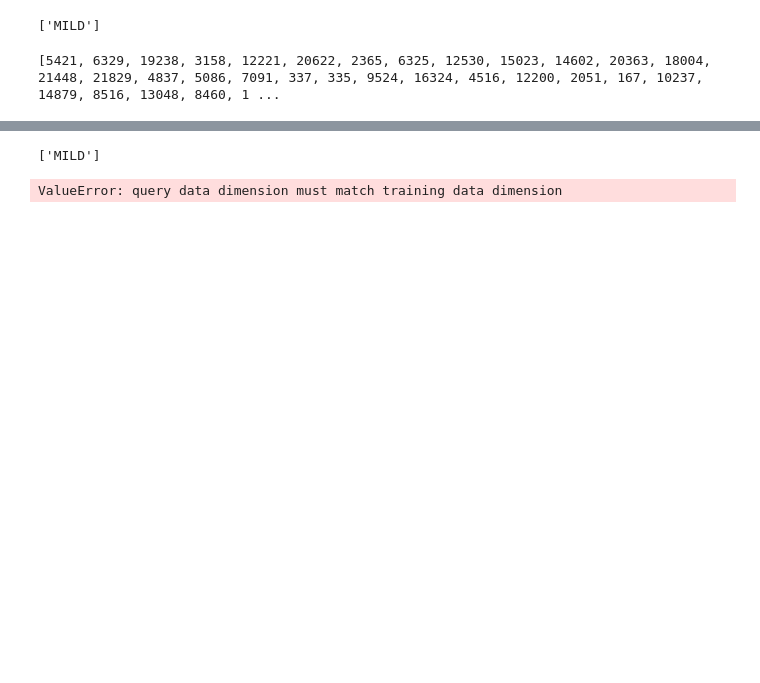
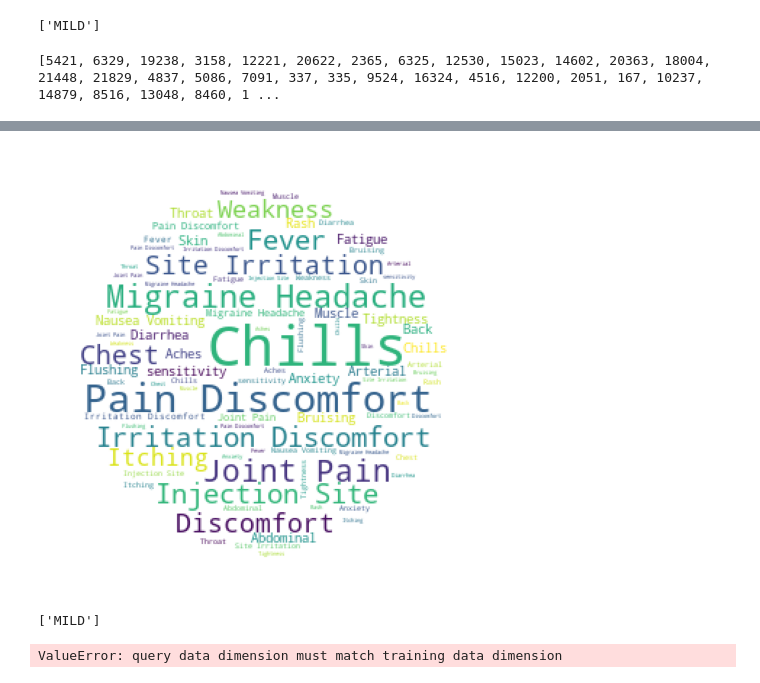
Before and after one commit to D11eleven/Vaccine_Side_Effects_Predictor, a Jupyter notebook: TL/KNN Modeling and Prediction.ipynb, the cells around one changed output, grey strips where cells are left out. Drawn from its saved outputs; the diff is of its cells as text; code cells hidden in the pictures; blank space fills up the shorter version.

```diff
--- a/TL/KNN Modeling and Prediction.ipynb
+++ b/TL/KNN Modeling and Prediction.ipynb
@@ -163,3 +162,31 @@ plt.close()
+# %%
+#convert list to string and generate
+unique_string=(" ").join(predicted_symptoms)
+
+#create circle mask
+x, y = np.ogrid[:300, :300]
+mask = (x - 150) ** 2 + (y - 150) ** 2 > 130 ** 2
+mask = 255 * mask.astype(int)
+
+
+#test mask
+#from PIL import Image
+#from os import path
+# get data directory (using getcwd() is needed to support running example in generated IPython notebook)
+#d = path.dirname(__file__) if "__file__" in locals() else os.getcwd()
+#new_mask = np.array(Image.open(path.join(d, 'syringe.png')))
+
+wordcloud = WordCloud(background_color="white", repeat=True,
+                      width = 1000, height = 500, mask=mask).generate(unique_string)
+
+plt.figure(figsize=(15,8))
+plt.imshow(wordcloud)
+plt.axis("off")
+#plt.savefig("your_file_name"+".png", bbox_inches='tight')
+plt.show()
+plt.close()
+# %% [output]
+[figure, added]
 # %%
 # Sample Prediction 2
 sample_user2 = [[0,0,0,1,1,1,0,1,0,0,0,0,0,0,0,0,0,0,0,0,1,0,0]]
```
Also changed, not shown: parts of 7 cells of this notebook, 7 other files.
